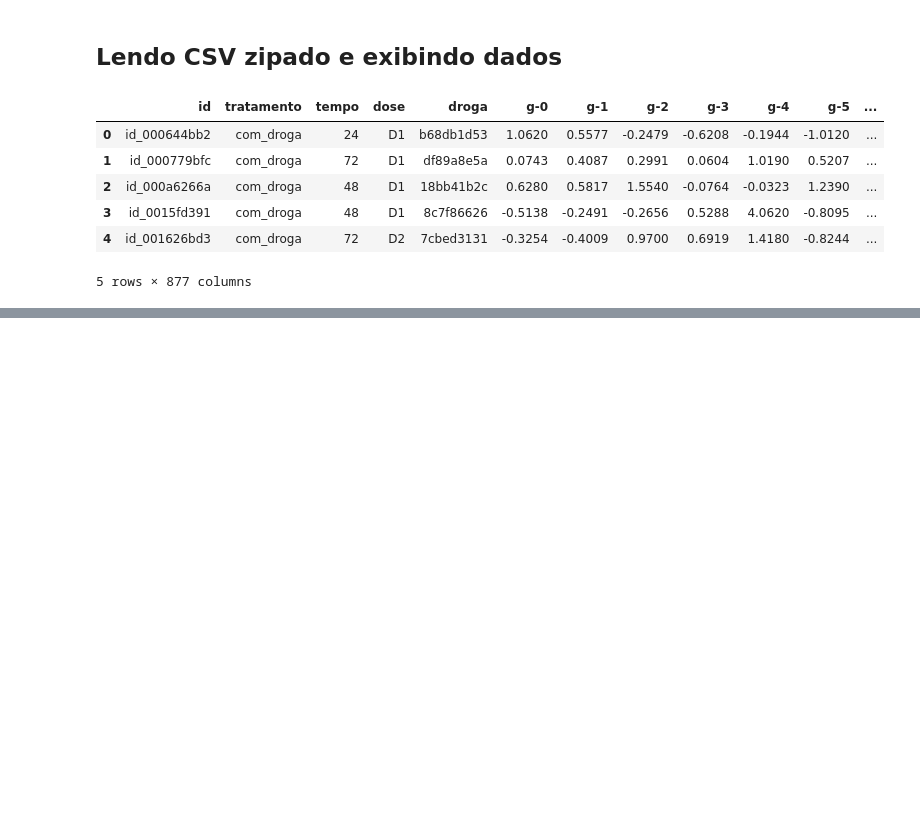
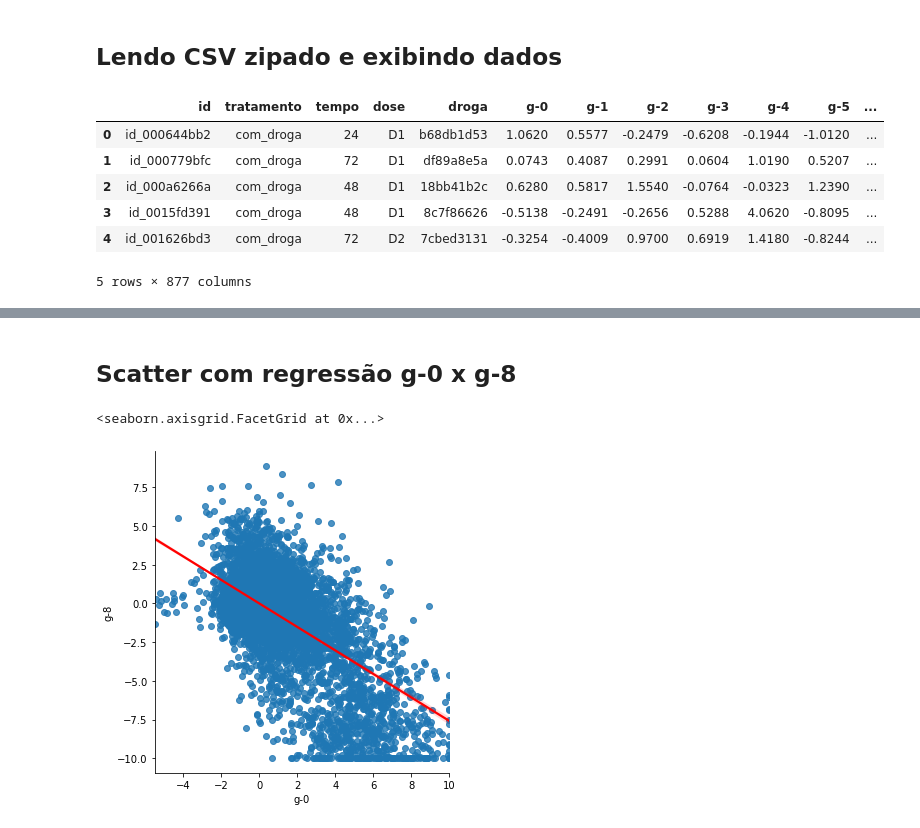
Before and after one commit to Crissky/imersaodados3, a Jupyter notebook: Aula3/3_Correlações,_causalidade_e_relações_entre_genes.ipynb, the cells around one changed output, grey strips where cells are left out. Saved outputs shown, nothing was run; the diff lists cells and outputs as text; code cells hidden in the pictures; blank space fills up the shorter version.

```diff
--- a/Aula3/3_Correlações,_causalidade_e_relações_entre_genes.ipynb
+++ b/Aula3/3_Correlações,_causalidade_e_relações_entre_genes.ipynb
@@ -60,0 +150,7 @@ df.head()
+# %% [markdown]
+## Scatter com regressão g-0 x g-8
+# %%
+sns.lmplot(x='g-0', y='g-8', data=df, line_kws={'color':'red'})
+# %% [output]
+<seaborn.axisgrid.FacetGrid at 0x...>
+[figure, added]
```
Also changed, not shown: parts of 32 cells of this notebook.
